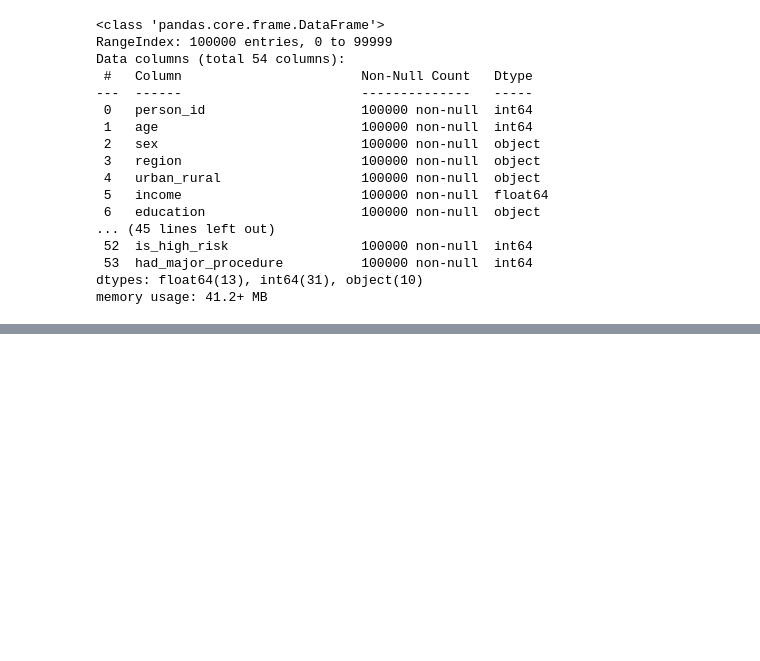
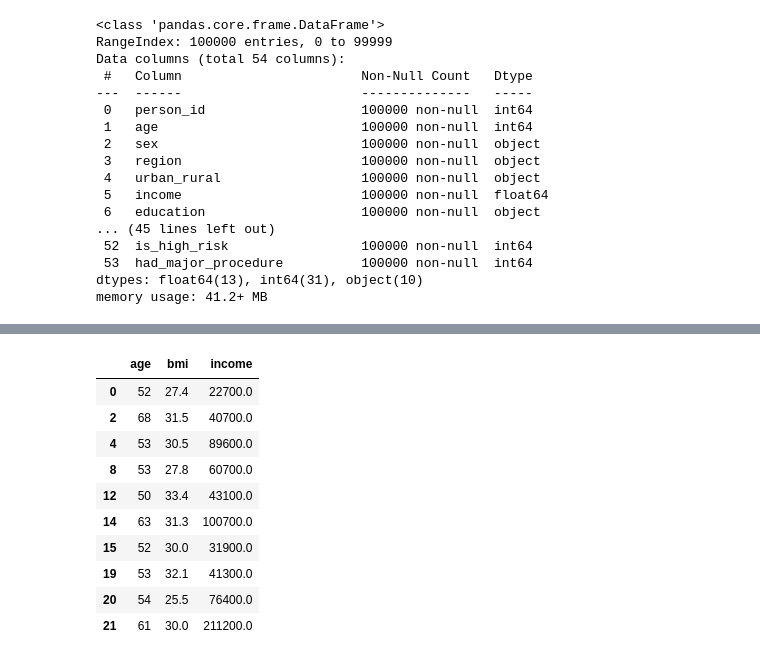
Before and after one commit to rahul8879/data_science_evng, a Jupyter notebook: 02_Data_analysis/01_Pandas_intorudction.ipynb, the cells around one changed output, grey strips where cells are left out. Cells and saved outputs as stored; diff of their text form; code cells hidden in the pictures; blank space fills up the shorter version.

```diff
--- a/02_Data_analysis/01_Pandas_intorudction.ipynb
+++ b/02_Data_analysis/01_Pandas_intorudction.ipynb
@@ -83,0 +137,15 @@ df['marital_status'].value_counts().plot(kind='bar')
+# %%
+# lets do more filtering example
+df[(df['age'] > 30) & (df['bmi'] > 25) & (df['income'] > 20000)][['age', 'bmi', 'income']].head(10)
+# %% [output]
+|  | age | bmi | income |
+| 0 | 52 | 27.4 | 22700.0 |
+| 2 | 68 | 31.5 | 40700.0 |
+| 4 | 53 | 30.5 | 89600.0 |
+| 8 | 53 | 27.8 | 60700.0 |
+| 12 | 50 | 33.4 | 43100.0 |
+| 14 | 63 | 31.3 | 100700.0 |
+| 15 | 52 | 30.0 | 31900.0 |
+| 19 | 53 | 32.1 | 41300.0 |
+| 20 | 54 | 25.5 | 76400.0 |
+| 21 | 61 | 30.0 | 211200.0 |
```
Also changed, not shown: parts of 20 cells of this notebook, 18 other files.
